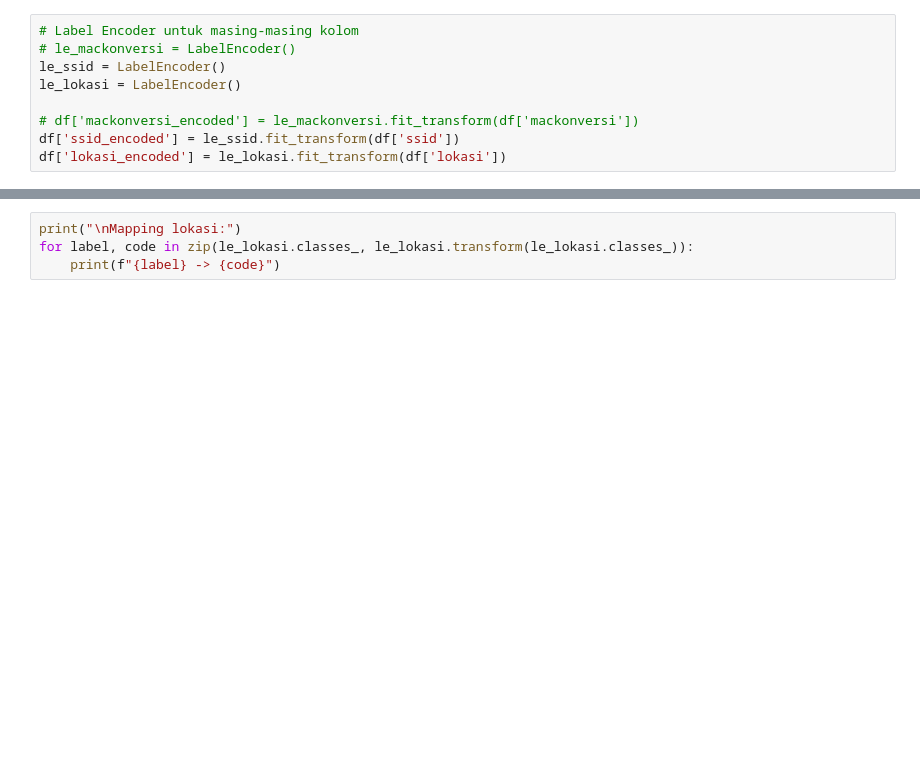
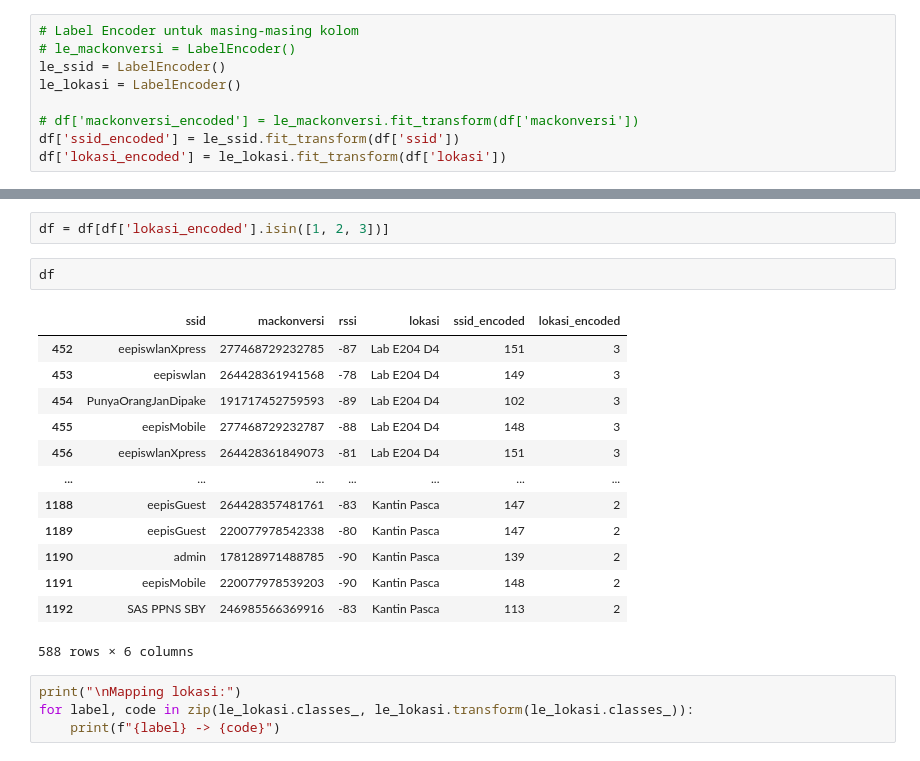
Before and after one commit to MuhammadAuliaa/wifiClassification, a Jupyter notebook: wifiClassification.ipynb, the cells around one changed output, grey strips where cells are left out. Cells and saved outputs as stored; diff of their text form; blank space fills up the shorter version.

```diff
--- a/wifiClassification.ipynb
+++ b/wifiClassification.ipynb
@@ -59,3 +75,21 @@ df['lokasi_encoded'] = le_lokasi.fit_transform(df['lokasi'])
+# %%
+df = df[df['lokasi_encoded'].isin([1, 2, 3])]
+# %%
+df
+# %% [output]
+|  | ssid | mackonversi | rssi | lokasi | ssid_encoded | lokasi_encoded |
+| 452 | eepiswlanXpress | 277468729232785 | -87 | Lab E204 D4 | 151 | 3 |
+| 453 | eepiswlan | 264428361941568 | -78 | Lab E204 D4 | 149 | 3 |
+| 454 | PunyaOrangJanDipake | 191717452759593 | -89 | Lab E204 D4 | 102 | 3 |
+| 455 | eepisMobile | 277468729232787 | -88 | Lab E204 D4 | 148 | 3 |
+| 456 | eepiswlanXpress | 264428361849073 | -81 | Lab E204 D4 | 151 | 3 |
+| ... | ... | ... | ... | ... | ... | ... |
+| 1188 | eepisGuest | 264428357481761 | -83 | Kantin Pasca | 147 | 2 |
+| 1189 | eepisGuest | 220077978542338 | -80 | Kantin Pasca | 147 | 2 |
+| 1190 | admin | 178128971488785 | -90 | Kantin Pasca | 139 | 2 |
+| 1191 | eepisMobile | 220077978539203 | -90 | Kantin Pasca | 148 | 2 |
+| 1192 | SAS PPNS SBY | 246985566369916 | -83 | Kantin Pasca | 113 | 2 |
+588 rows × 6 columns
 # %%
 print("\nMapping lokasi:")
 for label, code in zip(le_lokasi.classes_, le_lokasi.transform(le_lokasi.classes_)):
```
Also changed, not shown: parts of 14 cells of this notebook, 8 other files.
